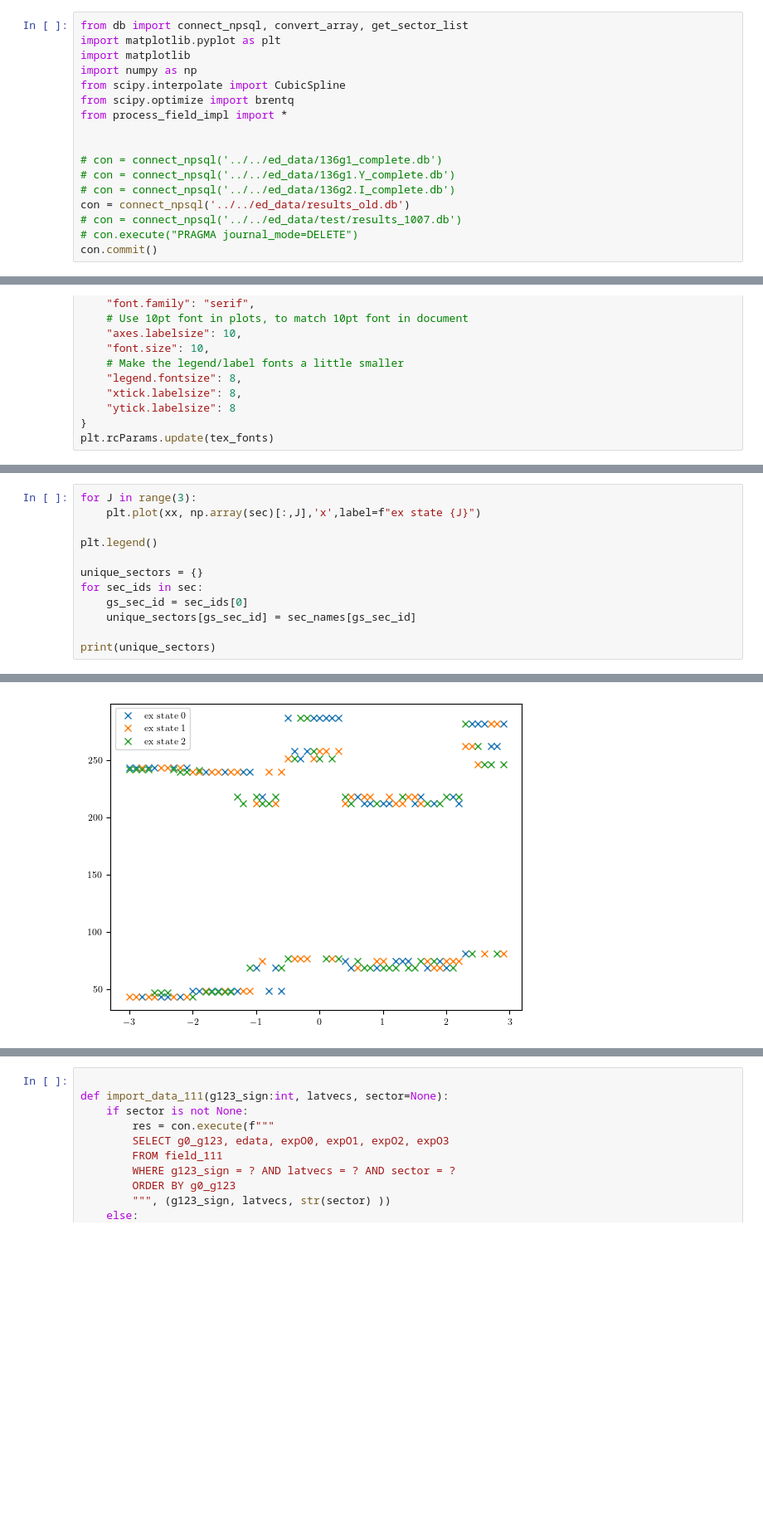
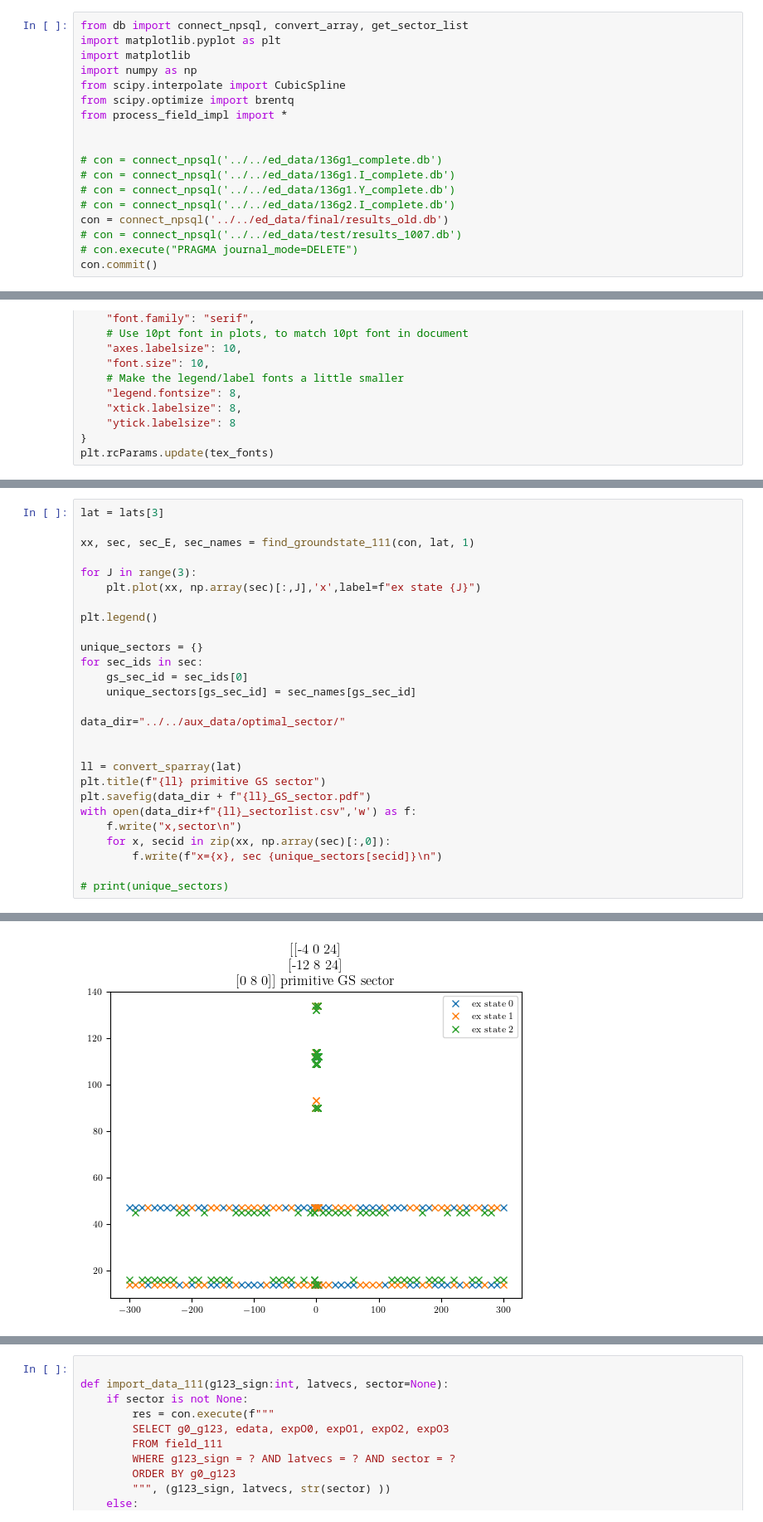
Before and after one commit to Spuriosity1/qsi_subspace_ED, a Jupyter notebook: scripts/process_field.ipynb, the cells around one changed output, grey strips where cells are left out. Shown at 83% size. Saved outputs shown, nothing was run; the diff lists cells and outputs as text; blank space fills up the shorter version.

```diff
--- a/scripts/process_field.ipynb
+++ b/scripts/process_field.ipynb
@@ -9,9 +9,10 @@ from process_field_impl import *
 
 
 # con = connect_npsql('../../ed_data/136g1_complete.db')
+# con = connect_npsql('../../ed_data/136g1.I_complete.db')
 # con = connect_npsql('../../ed_data/136g1.Y_complete.db')
 # con = connect_npsql('../../ed_data/136g2.I_complete.db')
-con = connect_npsql('../../ed_data/results_old.db')
+con = connect_npsql('../../ed_data/final/results_old.db')
 # con = connect_npsql('../../ed_data/test/results_1007.db')
 # con.execute("PRAGMA journal_mode=DELETE")
 con.commit()
@@ -85,4 +71,8 @@ array([243, 243,  44, 243, 243,  44,  44, 243,  44, 243,  49,  49, 240,
 # %%
+lat = lats[3]
+
+xx, sec, sec_E, sec_names = find_groundstate_111(con, lat, 1)
+
 for J in range(3):
     plt.plot(xx, np.array(sec)[:,J],'x',label=f"ex state {J}")
 
@@ -93,5 +83,16 @@ for sec_ids in sec:
     gs_sec_id = sec_ids[0]
     unique_sectors[gs_sec_id] = sec_names[gs_sec_id]
 
-print(unique_sectors)
+data_dir="../../aux_data/optimal_sector/"
+
+
+ll = convert_sparray(lat)
+plt.title(f"{ll} primitive GS sector")
+plt.savefig(data_dir + f"{ll}_GS_sector.pdf")
+with open(data_dir+f"{ll}_sectorlist.csv",'w') as f:
+    f.write("x,sector\n")
+    for x, secid in zip(xx, np.array(sec)[:,0]):
+        f.write(f"x={x}, sec {unique_sectors[secid]}\n")
+
+# print(unique_sectors)
 # %% [output]
@@ -99 +99 @@ print(unique_sectors)
-[figure, old version]
+[figure, new version]
```
Also changed, not shown: parts of 22 cells of this notebook, 16 other files.
